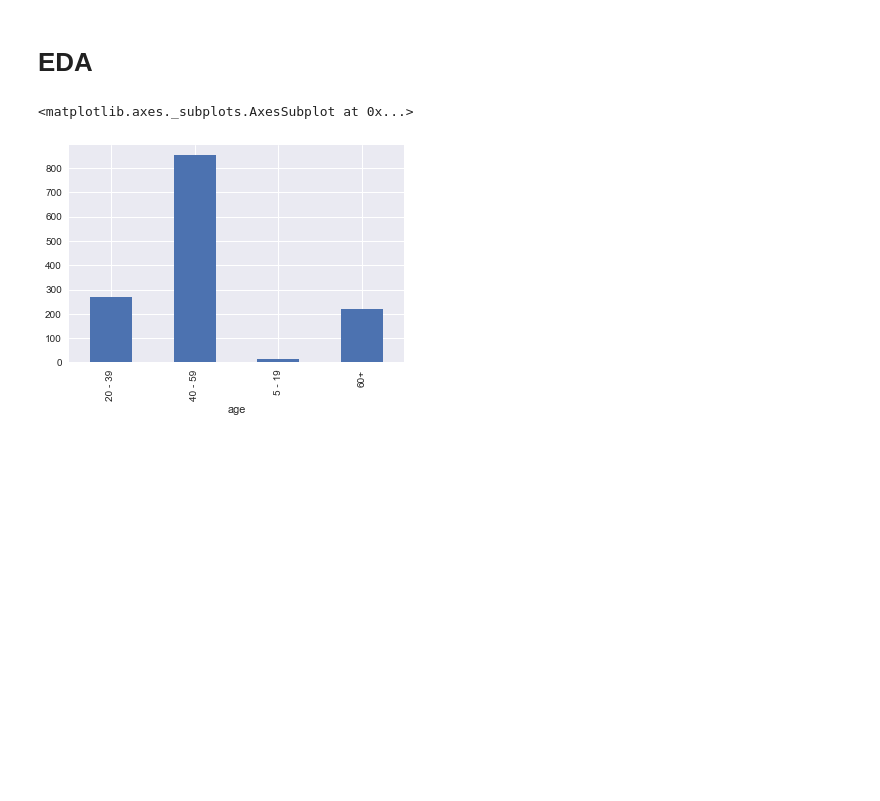
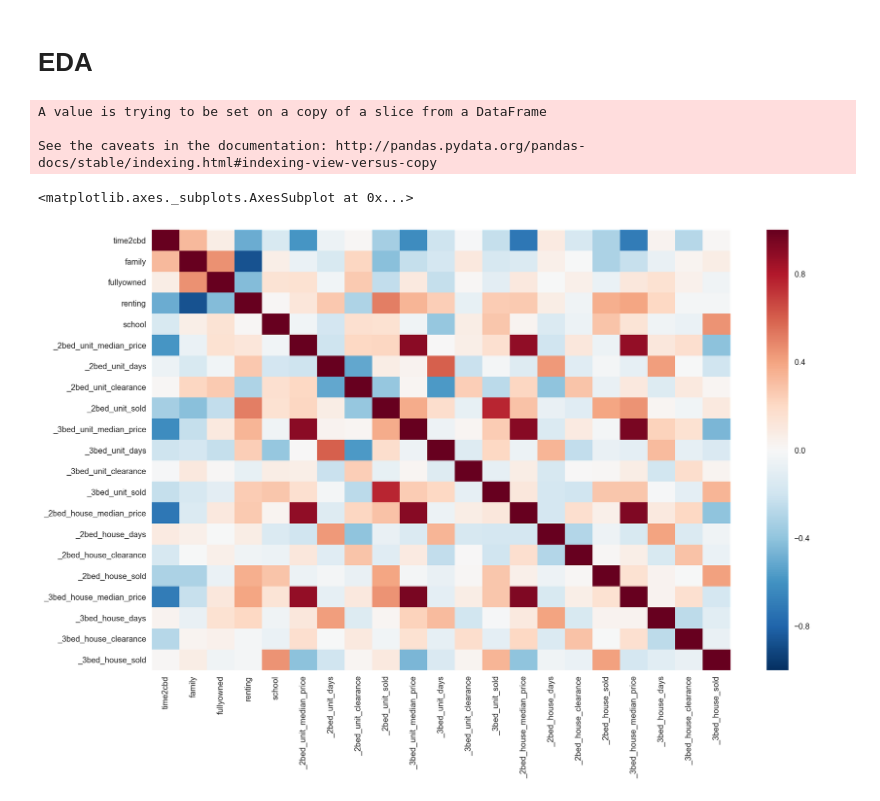
Before and after one commit to alexchen-melbourne/capstone_project, a Jupyter notebook: suburb-scrap.ipynb, the cells around one changed output. Drawn from its saved outputs; the diff is of its cells as text; code cells hidden in the pictures; blank space fills up the shorter version.

Commit message:
suburb

```diff
--- a/suburb-scrap.ipynb
+++ b/suburb-scrap.ipynb
@@ -281,5 +259,75 @@ df = pd.read_csv('data/suburb.csv')
+# %%
+import pandas as pd
+import numpy as np
+import seaborn as sns
+import matplotlib.pyplot as plt
+
+%matplotlib inline
+%config InlineBackend.figure_format = 'retina'
+
+pd.set_option('display.max_columns', 200)
+
+df = pd.read_csv('data/suburb.csv')
+
+s = df[~df.age.isnull()]
+mask = s._2bed_house_median_price.isnull() & \
+        s._2bed_unit_median_price.isnull() & \
+        s._3bed_house_median_price.isnull() & \
+        s._3bed_unit_median_price.isnull()
+u = s[~mask]
+
+u.drop(['_1bed_unit_median_price', '_1bed_unit_days', '_1bed_unit_clearance', '_1bed_unit_sold',
+        '_4bed_house_median_price', '_4bed_house_days', '_4bed_house_clearance', '_4bed_house_sold'],
+       axis=1, inplace=True)
+ff = u[~(u.age == '5 - 19')]
+
+ff._2bed_house_clearance = ff._2bed_house_clearance.str.replace('%','').astype(float) / 100
+ff._2bed_unit_clearance = ff._2bed_unit_clearance.str.replace('%','').astype(float) / 100
+ff._3bed_house_clearance = ff._3bed_house_clearance.str.replace('%','').astype(float) / 100
+ff._3bed_unit_clearance = ff._3bed_unit_clearance.str.replace('%','').astype(float) / 100
+
+ff = ff[~(ff.travel2csb == '--')]
+ff = ff[~ff.travel2csb.isnull()]
+
+def h2m(x):
+    s = x.split()
+    if len(s) == 2:
+        return int(s[0])
+    elif len(s) == 4:
+        t = int(s[0]) *60 + int(s[2])
+        if t > 120:
+            return np.nan
+        else:
+            return t
+
+ff.travel2csb = ff.travel2csb.map(h2m)
+ff = ff[~ff.travel2csb.isnull()]
+# %% [output]
+A value is trying to be set on a copy of a slice from a DataFrame
+
+See the caveats in the documentation: http://pandas.pydata.org/pandas-docs/stable/indexing.html#indexing-view-versus-copy
+# %%
+ff.columns = ['time2cbd','avgage','family','single','occupation1','occupation2','occupation3',
+ 'fullyowned','purchasing','renting','school',
+ '_2bed_unit_median_price','_2bed_unit_days','_2bed_unit_clearance','_2bed_unit_sold',
+ '_3bed_unit_median_price','_3bed_unit_days','_3bed_unit_clearance','_3bed_unit_sold',
+ '_2bed_house_median_price','_2bed_house_days','_2bed_house_clearance','_2bed_house_sold',
+ '_3bed_house_median_price','_3bed_house_days','_3bed_house_clearance','_3bed_house_sold',
+ 'suburb', 'post']
+# %%
+ff = ff[['suburb', 'post','occupation1','occupation2','occupation3','time2cbd','avgage','family','single',
+ 'fullyowned','purchasing','renting','school',
+ '_2bed_unit_median_price','_2bed_unit_days','_2bed_unit_clearance','_2bed_unit_sold',
+ '_3bed_unit_median_price','_3bed_unit_days','_3bed_unit_clearance','_3bed_unit_sold',
+ '_2bed_house_median_price','_2bed_house_days','_2bed_house_clearance','_2bed_house_sold',
+ '_3bed_house_median_price','_3bed_house_days','_3bed_house_clearance','_3bed_house_sold']]
+# %%
+ff.drop(['single', 'purchasing'], axis=1, inplace=True)
+# %%
+plt.figure(figsize=(16,10))
+sns.heatmap(ff.iloc[:,5:].corr())
+# %% [output]
+<matplotlib.axes._subplots.AxesSubplot at 0x...>
+[figure, added]
 # %%
-df.groupby(by='age').count()['fullyowned'].plot(kind='bar')
+ff.groupby(by='age').count()['fullyowned'].plot(kind='bar')
-# %% [output]
-<matplotlib.axes._subplots.AxesSubplot at 0x...>
-[figure, removed]
```
Also changed, not shown: parts of 16 cells of this notebook, 10 other files.
